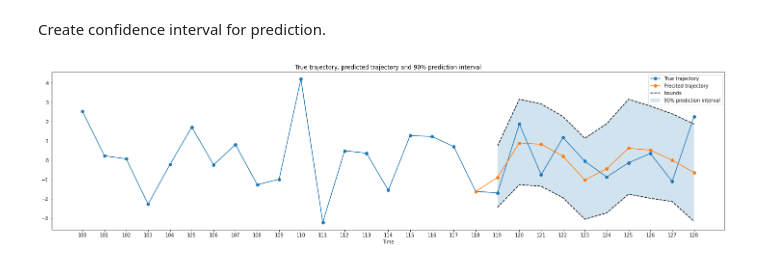
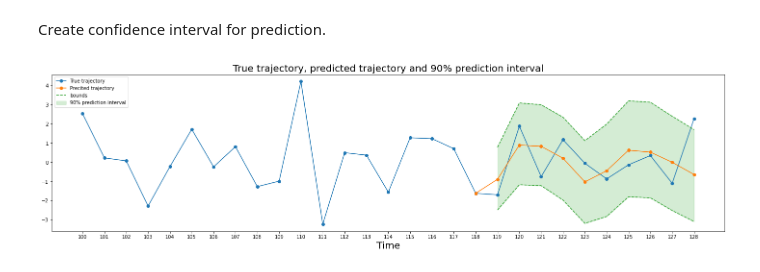
Before and after one commit to ivankirev13/Fitting-and-Forecasting-Autoregressive-Moving-Average-Processes, a Jupyter notebook: Estimation_and_Forecast_AR/estimation_and_forecast_ar.ipynb, the cells around one changed output. Cells and saved outputs as stored; diff of their text form; code cells hidden in the pictures.

```diff
--- a/Estimation_and_Forecast_AR/estimation_and_forecast_ar.ipynb
+++ b/Estimation_and_Forecast_AR/estimation_and_forecast_ar.ipynb
@@ -469,10 +469,10 @@ We have created a table to compare the predicted data with the true trajectory.
 # %% [markdown]
 Now we create a function that will simulate the next 10 steps of an $AR(p)$ model given a certain observed data. We then create $999$ simulations and use them to construct a $90%$ prediction interval which we plot together with the true and predicted trajectories.
 # %%
-def AR(X, p, phis, sigma2):
+def AR_sim(X, p, phis, sigma2):
     """
     Input:
-        X: observed data
+        X: array of observed data
         p: parameter of the AR(p) process
         phis: the list [phi_{1,p},..., phi_{p,p}]
         sigma2: a scalar for the variance of the white noise
@@ -484,16 +484,16 @@ def AR(X, p, phis, sigma2):
 
     simulation = X
     for i in range(10):
-        simulation.append(np.dot(phis, np.flip(simulation[-p:])) + epsilons[i])
+        simulation = np.append(simulation, np.dot(phis, np.flip(simulation[-p:])) + epsilons[i])
 
-    return simulation[-10:]
+    return list(simulation[-10:])
 # %% [markdown]
 Now we simulate 1000 times the AR(p) process.
 # %% [markdown]
 Create confidence interval for prediction.
 # %%
 p=4
-observed_data = data[0:118]
+observed_data = np.array(data[0:118])
 phis, sigma2 = max_likelihood(X=observed_data,
                               p=p)
 
@@ -501,43 +501,43 @@ phis, sigma2 = max_likelihood(X=observed_data,
 x_simulation = np.zeros(shape=(1000,10))
 
 for i in range(1000):
-    observed_data = data[0:118]
-    x_simulation[i] = AR(observed_data,
+    x_simulation[i] = AR_sim(observed_data,
                          p,
                          phis=phis,
                          sigma2=sigma2)
 
 # compute the lower and upper bound trajectories
 x_simulation_sorted = np.transpose(np.sort(np.transpose(x_simulation)))
 lower_bounds = x_simulation_sorted[50, :]
 upper_bounds = x_simulation_sorted[-50, :]
 
 # plot the true trajectory, the predicted trajectory and the 90% prediction interval
 plt.figure(figsize=(25, 6))
 
 plt.plot(np.linspace(100,128, 29),
          data[99:128],
          label = "True trajectory",
          marker="o")
 
 plt.plot(np.linspace(100, 128, 29)[-11:],
          predicted_data,
          label = "Precited trajectory",
          marker="o")
 
-plt.plot(range(119, 129), upper_bounds, 'k--', label='bounds')
-plt.plot(range(119, 129), lower_bounds, 'k--')
+plt.plot(range(119, 129), upper_bounds, 'C2--', label='bounds')
+plt.plot(range(119, 129), lower_bounds, 'C2--')
 
 plt.fill_between(np.linspace(100, 128, 29)[-10:],
                  lower_bounds,
                  upper_bounds,
+                 color='C2',
                  alpha = 0.2,
                  label = "90% prediction interval")
 
-plt.title("True trajectory, predicted trajectory and 90% prediction interval")
-plt.xlabel("Time")
+plt.title("True trajectory, predicted trajectory and 90% prediction interval", size=20)
+plt.xlabel("Time", size=20)
 plt.xticks(np.linspace(100,128, 29))
 plt.legend()
 plt.show()
 # %% [output]
-[figure, old version]
+[figure, new version]
```
